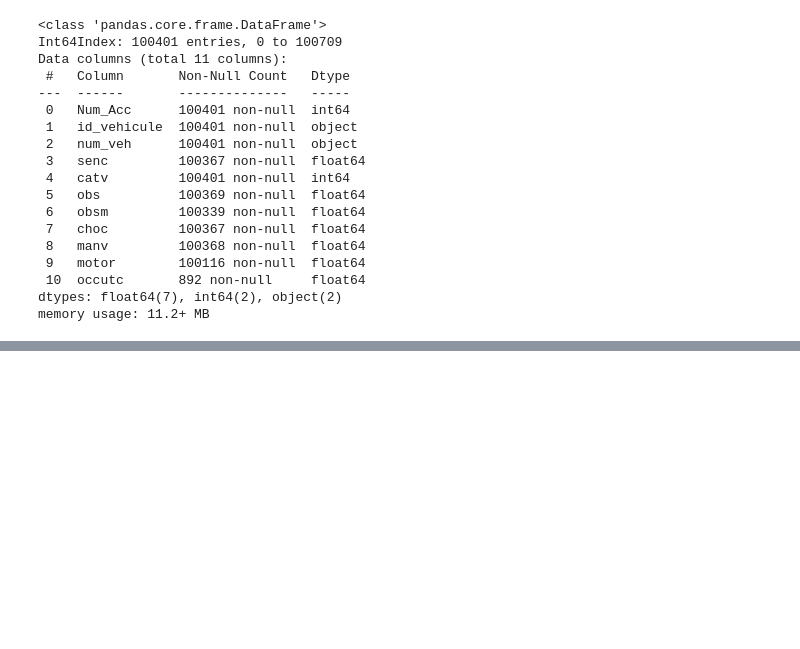
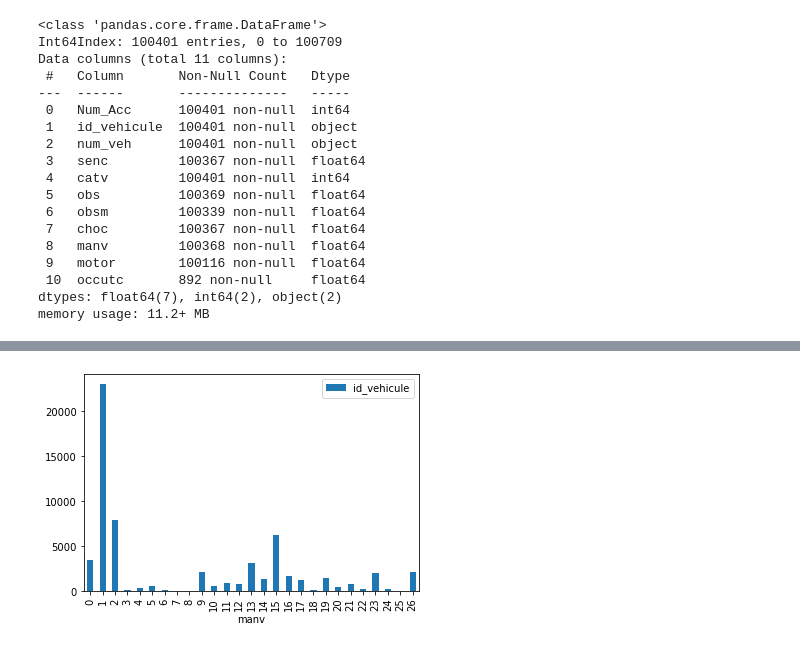
Before and after one commit to Assurance-Project-secure-road/analyse, a Jupyter notebook: Assurance.ipynb, the cells around one changed output, grey strips where cells are left out. Cells and saved outputs as stored; diff of their text form; code cells hidden in the pictures; blank space fills up the shorter version.

```diff
--- a/Assurance.ipynb
+++ b/Assurance.ipynb
@@ -293,0 +330,4 @@ vehicules[1150:1200]
+# %%
+df_pivot_vehicule_seul = vehicules[["catv", "manv", "id_vehicule"]][vehicules["catv"]==7].copy()
+pivot_vehicule_seul = pd.pivot_table(df_pivot_vehicule_seul,index=["manv", "catv"], values=["id_vehicule"], aggfunc='count')
+pivot_vehicule_seul
@@ -293,0 +353,9 @@ vehicules[1150:1200]
+# %%
+pivot_vehicule_seul.plot(kind='bar');
+
+#Manoeuvre principale avant l’accident sont
+# 0 (inconnu)
+# 1 (Sans changement de direction), 2 (Même sens, même file) et 15 (tourner A gauche)
+# 13 (dévier/déporter à gauche)
+# %% [output]
+[figure, added]
```
Also changed, not shown: parts of 10 cells of this notebook.
